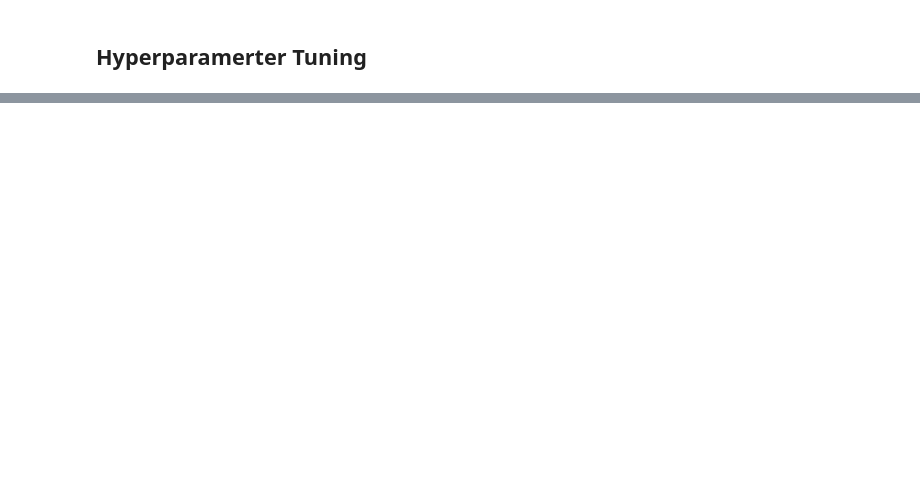
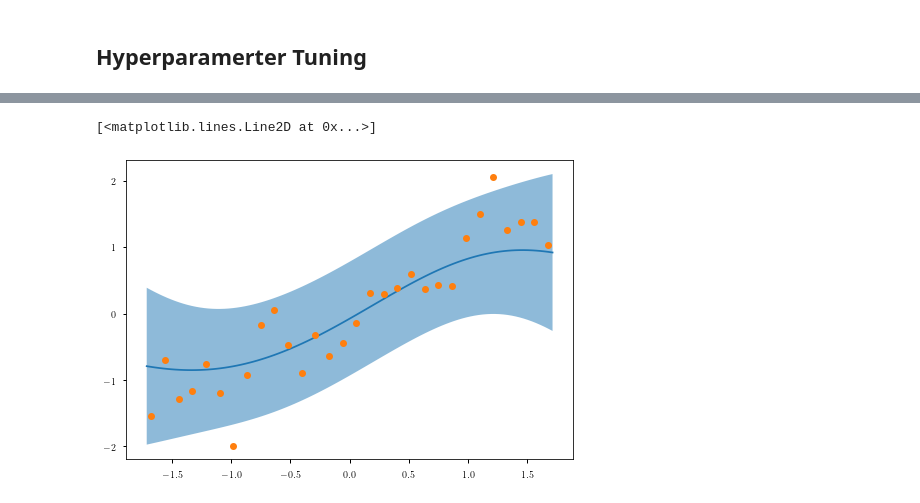
Before and after one commit to kLabUM/BaeOpt, a Jupyter notebook: scenarios/Uncertanity/GaussianProcess.ipynb, the cells around one changed output, grey strips where cells are left out. Drawn from its saved outputs; the diff is of its cells as text; code cells hidden in the pictures; blank space fills up the shorter version.

```diff
--- a/scenarios/Uncertanity/GaussianProcess.ipynb
+++ b/scenarios/Uncertanity/GaussianProcess.ipynb
@@ -126,5 +125,2 @@ When there is IID noise in the inputs, we need a new kernel to learn that noise
 # %% [markdown]
 ## Hyperparamerter Tuning
-# %%
-def mlk(x, y, z):
-    return 10*x+20*y+30*z
@@ -136,0 +127,10 @@ DeviceArray(10., dtype=float32)
+# %%
+def mlk(sigma, Ktt, y):
+    Ktt = Ktt + sigma * np.eye(Ktt.shape[0])
+    Ktt_inv = np.linalg.inv(Ktt)
+    ml = -0.5 * np.dot(np.dot(y.T, Ktt_inv), y) - 0.5 * np.log(np.linalg.det(Ktt)) - 0.5 * np.log(2*3.14)
+    return ml
+# %%
+Ktt = K(squared_distance, x_train, x_train)
+der = grad(mlk, argnums=0)
+hes = grad(grad(mlk, argnums=0))
@@ -136,0 +163,18 @@ DeviceArray(10., dtype=float32)
+# %%
+x_train = x_train
+x_test_new = nn.normalize(np.linspace(0, 10, 100))
+y_train = y_train
+Kst = K(squared_distance, x_test_new, x_train)
+Ktt = K(squared_distance, x_train, x_train) + np.eye(x_train.shape[0]) * sigma_t
+Kts = K(squared_distance, x_train, x_test_new)
+Kss = K(squared_distance, x_test_new, x_test_new)
+mu = np.dot(np.dot(Kst, np.linalg.inv(Ktt)), y_train)
+Ktt_inv = np.linalg.inv(Ktt)
+var = Kss - np.dot(np.dot(Kst, Ktt_inv), Kts)
+std = np.sqrt(np.diag(var))
+plt.plot(x_test_new, mu)
+plt.fill_between(x_test_new, mu + 1.96*std, mu - 1.96*std, alpha=0.5)
+plt.plot(x_train, y_train, 'o')
+# %% [output]
+[<matplotlib.lines.Line2D at 0x...>]
+[figure, added]
```
Also changed, not shown: parts of 24 cells of this notebook, 1 other file.
